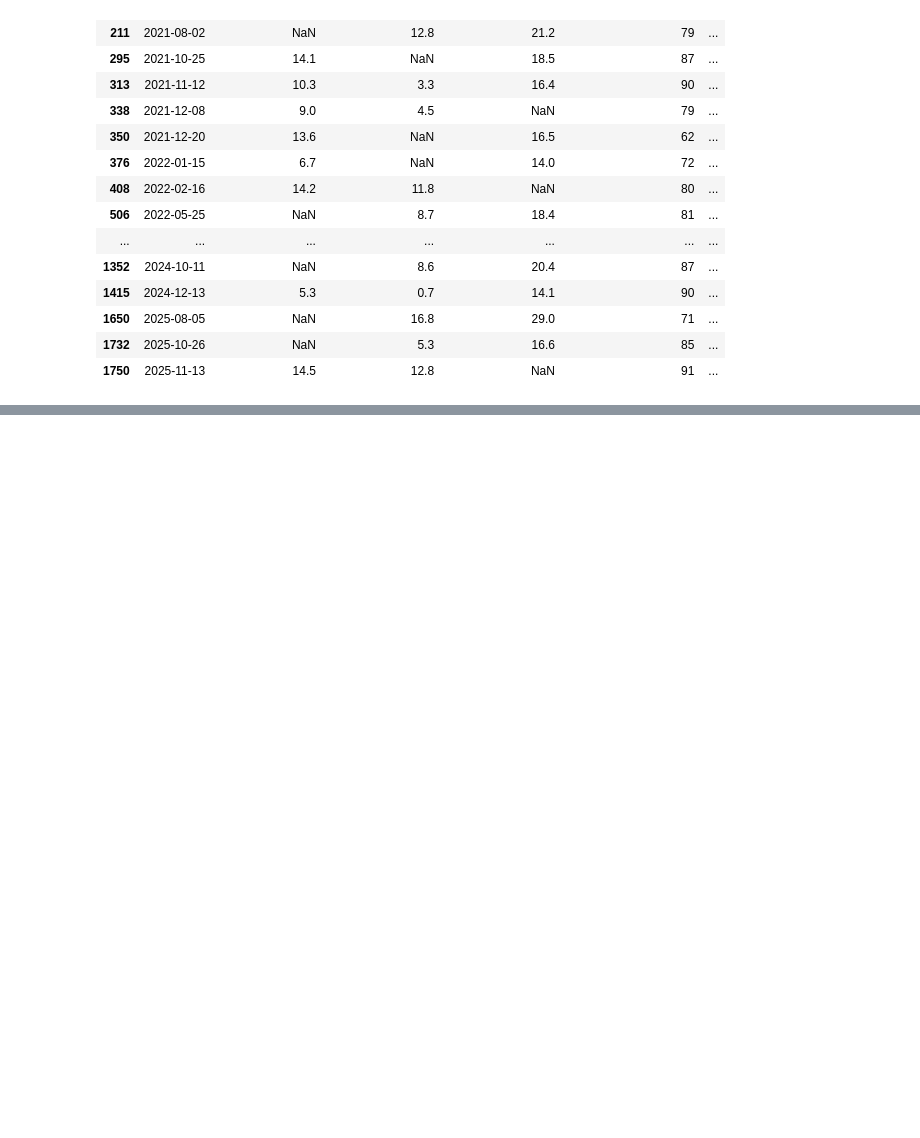
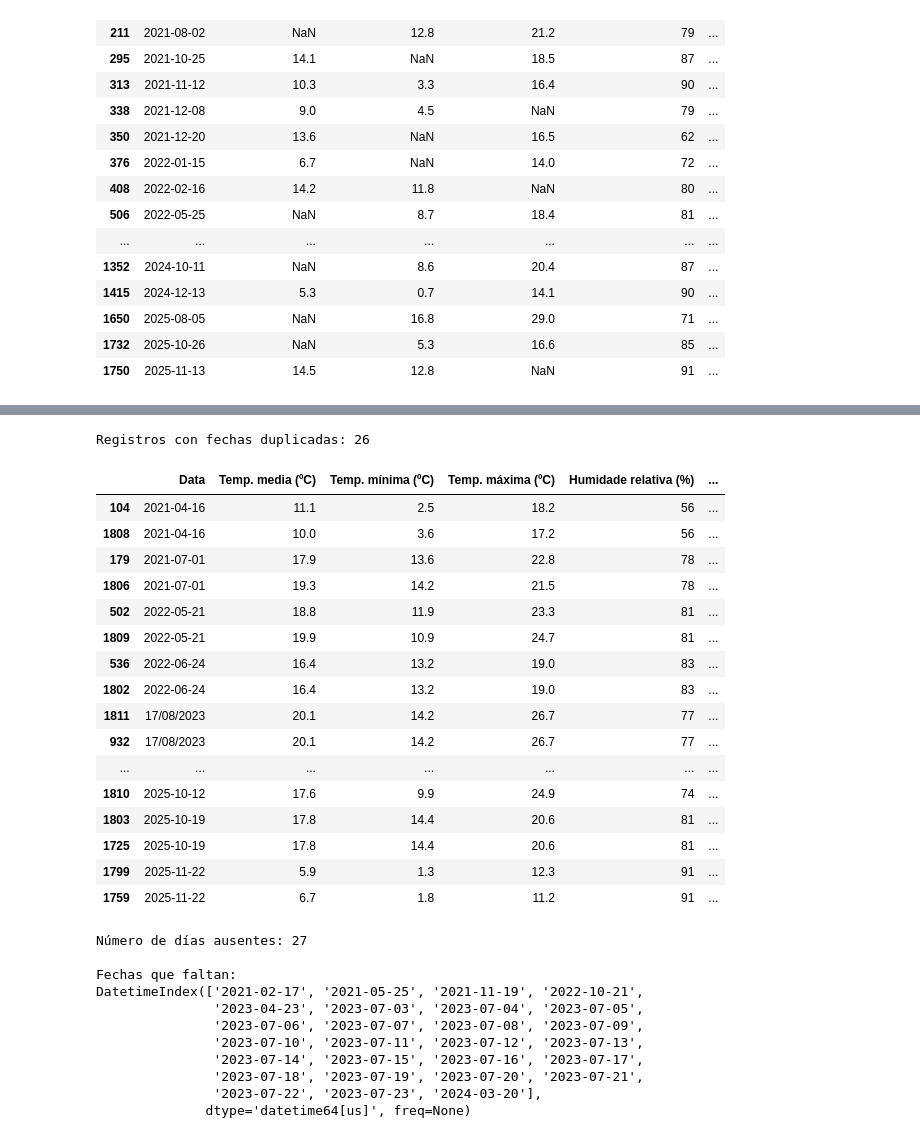
Before and after one commit to mma-wirtz/p1-que-tempo-fixo, a Jupyter notebook: notebooks/01_exploracion_datos.ipynb, the cells around one changed output, grey strips where cells are left out. Saved outputs shown, nothing was run; the diff lists cells and outputs as text; code cells hidden in the pictures; blank space fills up the shorter version.

```diff
--- a/notebooks/01_exploracion_datos.ipynb
+++ b/notebooks/01_exploracion_datos.ipynb
@@ -293,0 +368,55 @@ Registros con valores ausentes:
+# %%
+# Comprobar fechas duplicadas
+duplicados = fechas_convertidas.duplicated(keep=False)
+
+print("Registros con fechas duplicadas:", duplicados.sum())
+
+display(df.loc[duplicados].assign(
+    fecha_normalizada=fechas_convertidas[duplicados]
+).sort_values("fecha_normalizada"))
+
+# Generar todas las fechas que deberían existir
+fechas_esperadas = pd.date_range(
+    start="2021-01-01",
+    end="2025-12-31",
+    freq="D"
+)
+
+# Buscar fechas que faltan
+fechas_faltantes = fechas_esperadas.difference(
+    pd.DatetimeIndex(fechas_convertidas)
+)
+
+print("\nNúmero de días ausentes:", len(fechas_faltantes))
+print("\nFechas que faltan:")
+print(fechas_faltantes)
+# %% [output]
+Registros con fechas duplicadas: 26
+|  | Data | Temp. media (ºC) | Temp. mínima (ºC) | Temp. máxima (ºC) | Humidade relativa (%) | ... |
+| 104 | 2021-04-16 | 11.1 | 2.5 | 18.2 | 56 | ... |
+| 1808 | 2021-04-16 | 10.0 | 3.6 | 17.2 | 56 | ... |
+| 179 | 2021-07-01 | 17.9 | 13.6 | 22.8 | 78 | ... |
+| 1806 | 2021-07-01 | 19.3 | 14.2 | 21.5 | 78 | ... |
+| 502 | 2022-05-21 | 18.8 | 11.9 | 23.3 | 81 | ... |
+| 1809 | 2022-05-21 | 19.9 | 10.9 | 24.7 | 81 | ... |
+| 536 | 2022-06-24 | 16.4 | 13.2 | 19.0 | 83 | ... |
+| 1802 | 2022-06-24 | 16.4 | 13.2 | 19.0 | 83 | ... |
+| 1811 | 17/08/2023 | 20.1 | 14.2 | 26.7 | 77 | ... |
+| 932 | 17/08/2023 | 20.1 | 14.2 | 26.7 | 77 | ... |
+| ... | ... | ... | ... | ... | ... | ... |
+| 1810 | 2025-10-12 | 17.6 | 9.9 | 24.9 | 74 | ... |
+| 1803 | 2025-10-19 | 17.8 | 14.4 | 20.6 | 81 | ... |
+| 1725 | 2025-10-19 | 17.8 | 14.4 | 20.6 | 81 | ... |
+| 1799 | 2025-11-22 | 5.9 | 1.3 | 12.3 | 91 | ... |
+| 1759 | 2025-11-22 | 6.7 | 1.8 | 11.2 | 91 | ... |
+Número de días ausentes: 27
+
+Fechas que faltan:
+DatetimeIndex(['2021-02-17', '2021-05-25', '2021-11-19', '2022-10-21',
+               '2023-04-23', '2023-07-03', '2023-07-04', '2023-07-05',
+               '2023-07-06', '2023-07-07', '2023-07-08', '2023-07-09',
+               '2023-07-10', '2023-07-11', '2023-07-12', '2023-07-13',
+               '2023-07-14', '2023-07-15', '2023-07-16', '2023-07-17',
+               '2023-07-18', '2023-07-19', '2023-07-20', '2023-07-21',
+               '2023-07-22', '2023-07-23', '2024-03-20'],
+              dtype='datetime64[us]', freq=None)
```
Also changed, not shown: parts of 56 cells of this notebook.
